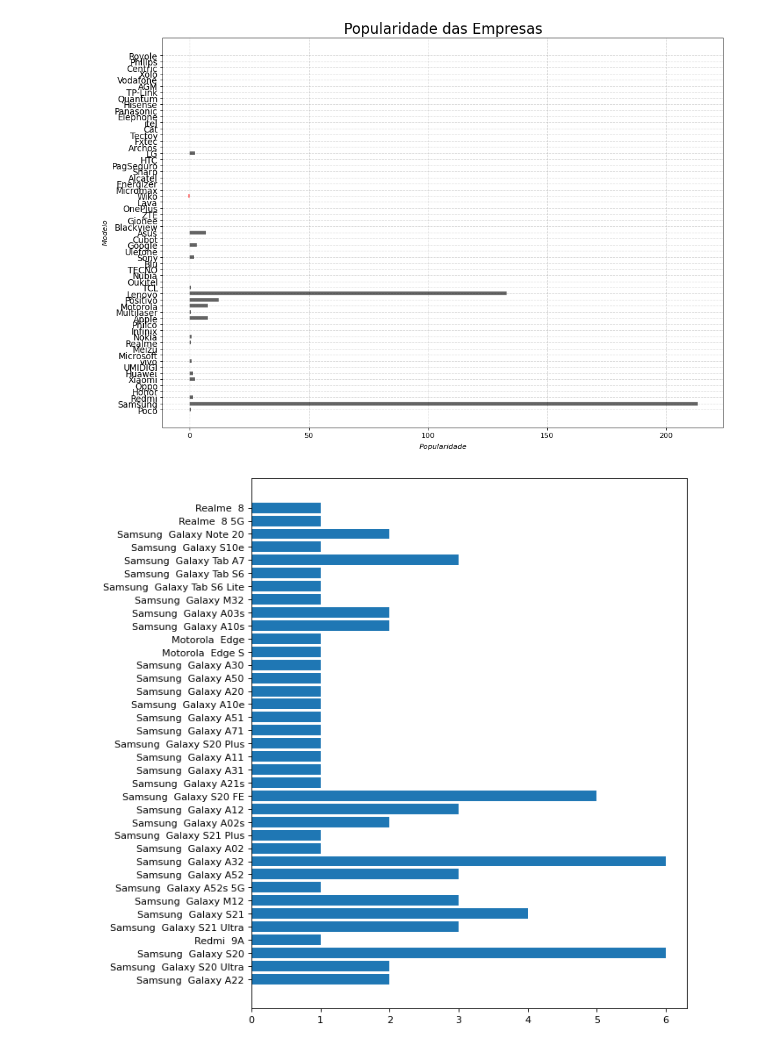
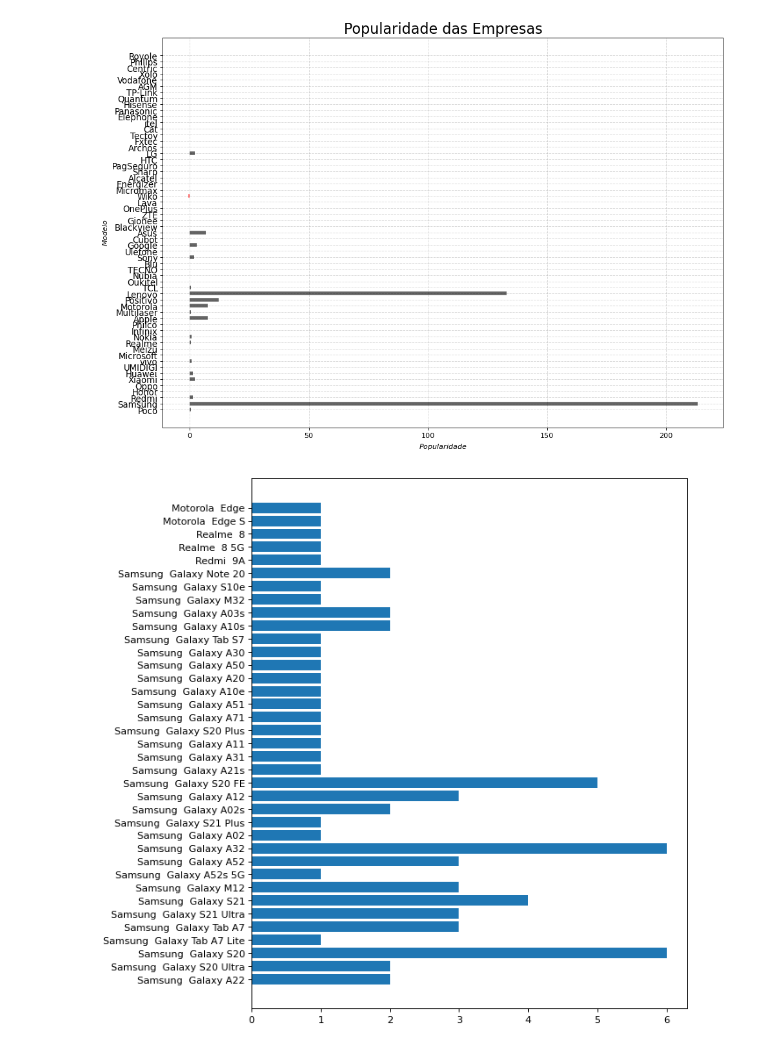
Before and after one commit to WandembergSS/Carrefour_Data_Challenge_DIO, a Jupyter notebook: Análise_de_popularidade_.ipynb, the cells around one changed output. Saved outputs shown, nothing was run; the diff lists cells and outputs as text; code cells hidden in the pictures.

```diff
--- a/Análise_de_popularidade_.ipynb
+++ b/Análise_de_popularidade_.ipynb
@@ -12,7 +12,7 @@ import re
 import time
 from py2neo import Graph, Node, Relationship, GraphService, NodeMatcher
 # Estabeleço prontamente a conexão com o banco de dados:
-gp = Graph(password='**************')
+gp = Graph(password='**********')
 import pandas as pd
 import datetime
 from datetime import timedelta
@@ -31,7 +31,7 @@ from matplotlib import pyplot as plt
 # %%
 # 1 - Funções
 
-BEARER_TOKEN = "*****************************"
+BEARER_TOKEN = "**************"
 #Dicionário de contextos:
 ContextsIDs = {'Samsung produto': 48.10026331316, 'Samsung':47.10026364234, 'Huawei mobile':48.1336311163471065088,
                'Huawei': 47.10029202046, 'Vivo produto':48.1336315382135545861, 'Vivo':47.1392151841727664129,
@@ -431,10 +430,24 @@ plt.show()
 # %%
 #  3)
 
+#Calculando o número de tweets que citaram cada produto, através da relação 'SOBRE':
+mdls_citados = {}
+for fb in dic.keys():
+    no = gp.nodes.match("Produto", fb).all()
+    for produto in no:
+        item = produto["nome"]
+        count = len(gp.match((None, produto), "SOBRE"))
+        if count > 0:
+            if (fb+" "+item) in mdls_citados.keys():
+                mdls_citados[fb+" "+item] += 1
+            else:
+                mdls_citados[fb+" "+item]=1
+
+
 #Usando o dicionário com os modelos citados nos tweets pesquisados:
 plt.figure(figsize=(8,10), dpi= 80)
-plt.barh(list(modelos_citados.keys()), list(modelos_citados.values()) )  #, width=0.5, align='edge')
+plt.barh(list(mdls_citados.keys()), list(mdls_citados.values()) )  #, width=0.5, align='edge')
 #plt.xticks(rotation=75)
 plt.show()
 # %% [output]
-[figure, old version]
+[figure, new version]
```
Also changed, not shown: parts of 3 cells of this notebook, 1 other file.
